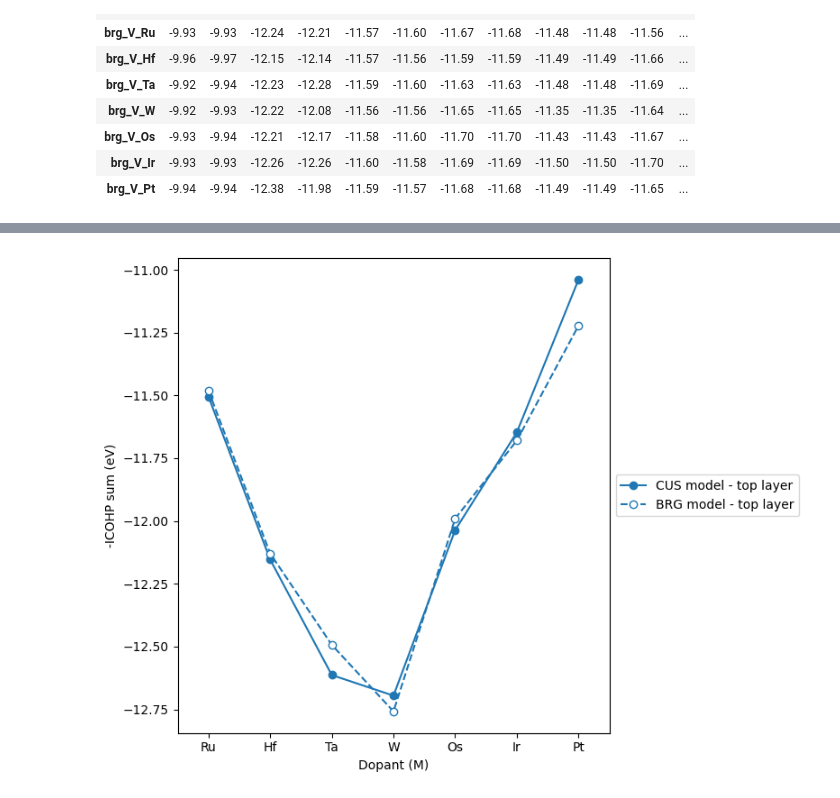
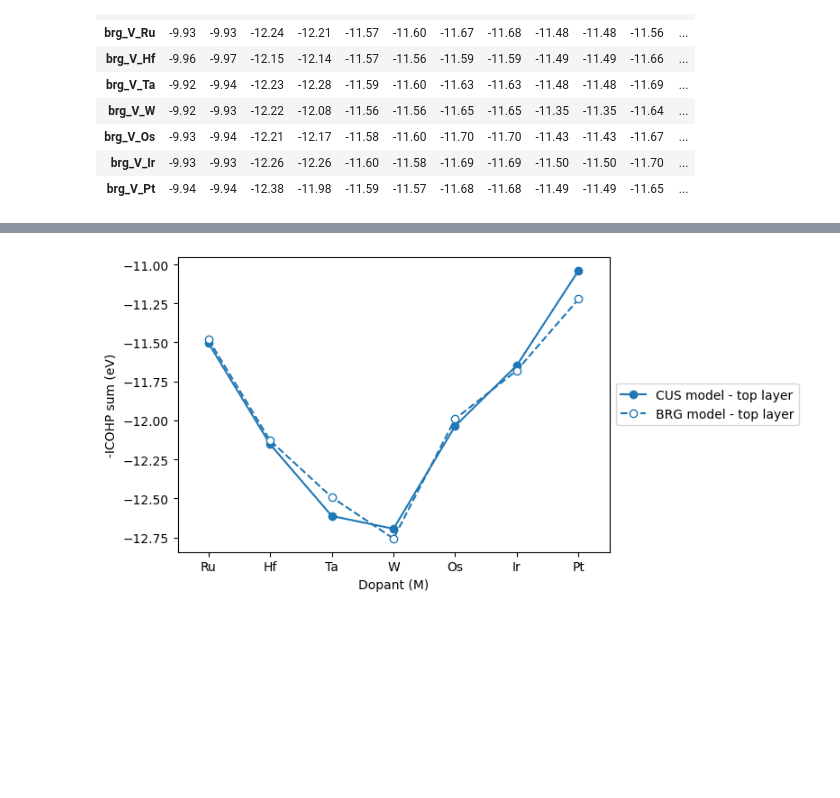
Before and after one commit to jhyeonjung97/tools, a Jupyter notebook: ruo2/icohp5.ipynb, the cells around one changed output, grey strips where cells are left out. Saved outputs shown, nothing was run; the diff lists cells and outputs as text; code cells hidden in the pictures; blank space fills up the shorter version.

```diff
--- a/ruo2/icohp5.ipynb
+++ b/ruo2/icohp5.ipynb
@@ -64,7 +64,8 @@ data.loc['brg_V_Ru', 'M13'] = b
 data.loc['brg_V_Ru', 'M15'] = a
 
 data['ICOHP_all'] = data[[col for col in data.columns if col.startswith('M')]].sum(axis=1) / 16
-data['ICOHP_top'] = data[['M12', 'M13', 'M14', 'M15']].sum(axis=1) / 4
+data['ICOHP_top1'] = data[['M12', 'M13', 'M14', 'M15']].sum(axis=1) / 4
+data['ICOHP_top2'] = data[['M8', 'M9', 'M10', 'M11', 'M12', 'M13', 'M14', 'M15']].sum(axis=1) / 4
 data
 # %% [output]
 |  | M0 | M1 | M2 | M3 | M4 | M5 | M6 | M7 | M8 | M9 | M10 | ... |
@@ -146,31 +147,31 @@ plt.close()
 # %%
-plt.figure(figsize=(8,6))
+plt.figure(figsize=(8,4))
 elements = ['Ru', 'Hf', 'Ta', 'W', 'Os', 'Ir', 'Pt']
 
 # colors = ['silver', 'silver', 'black', 'black', 'black', 'black', 'black', 'black',
 colors1 = ['silver', 'silver', 'silver', 'silver', 'silver', 'silver', 'silver', 'silver',
 'tab:blue', 'tab:blue', 'tab:orange', 'tab:orange', 'tab:green', 'tab:green', 'red', 'black']
 colors2 = ['silver', 'silver', 'silver', 'silver', 'silver', 'silver', 'silver', 'silver',
 'tab:blue', 'tab:blue', 'tab:orange', 'tab:orange', 'red', 'tab:green', 'tab:green', 'black']
 
 # plt.plot(elements, data[f'ICOHP_all'][0:7], marker='o', label='CUS model - all', color='tab:green')
-plt.plot(elements, data[f'ICOHP_top'][0:7], marker='o', label='CUS model - top layer', color='tab:blue')
+plt.plot(elements, data[f'ICOHP_top1'][0:7], marker='o', label='CUS model - top layer', color='tab:blue')
 
 # plt.plot(elements, data[f'ICOHP_all'][7:14], marker='o', markerfacecolor='white', linestyle='--', label='BRG model - all', color='tab:green')
-plt.plot(elements, data[f'ICOHP_top'][7:14], marker='o', markerfacecolor='white', linestyle='--', label='BRG model - top layer', color='tab:blue')
+plt.plot(elements, data[f'ICOHP_top1'][7:14], marker='o', markerfacecolor='white', linestyle='--', label='BRG model - top layer', color='tab:blue')
 
 
 plt.xlabel('Dopant (M)')
 plt.ylabel('-ICOHP sum (eV)')
 # plt.ylim(1.0, 2.8)
 
 plt.xlim(-0.5, 6.5)
 # plt.xticks(range(len(elements)-1), elements-['Re'])
 plt.legend(loc='center left', bbox_to_anchor=(1, 0.5))
 
-plt.savefig(f'{root}/figures/bader_charge_per_atom1.png', dpi=dpi, transparent=True, bbox_inches='tight')
+plt.savefig(f'{root}/figures/icohp_top1.png', dpi=dpi, transparent=True, bbox_inches='tight')
 plt.tight_layout()
 plt.show()
 plt.close()
 # %% [output]
-[figure, old version]
+[figure, new version]
```
Also changed, not shown: parts of 9 cells of this notebook, 2 other files.
